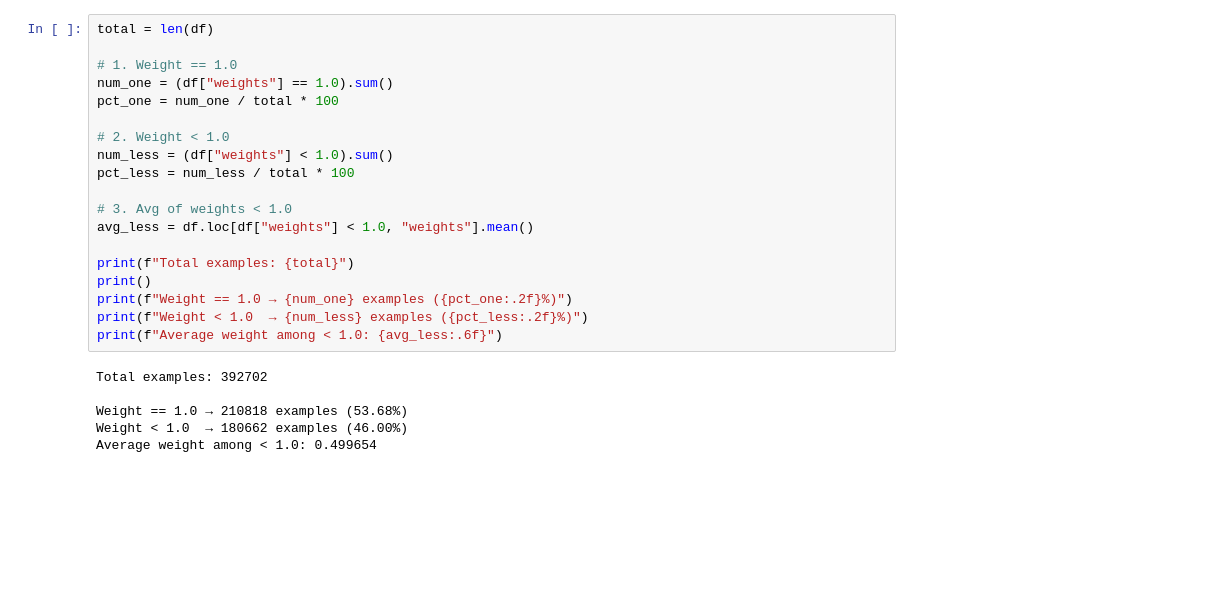
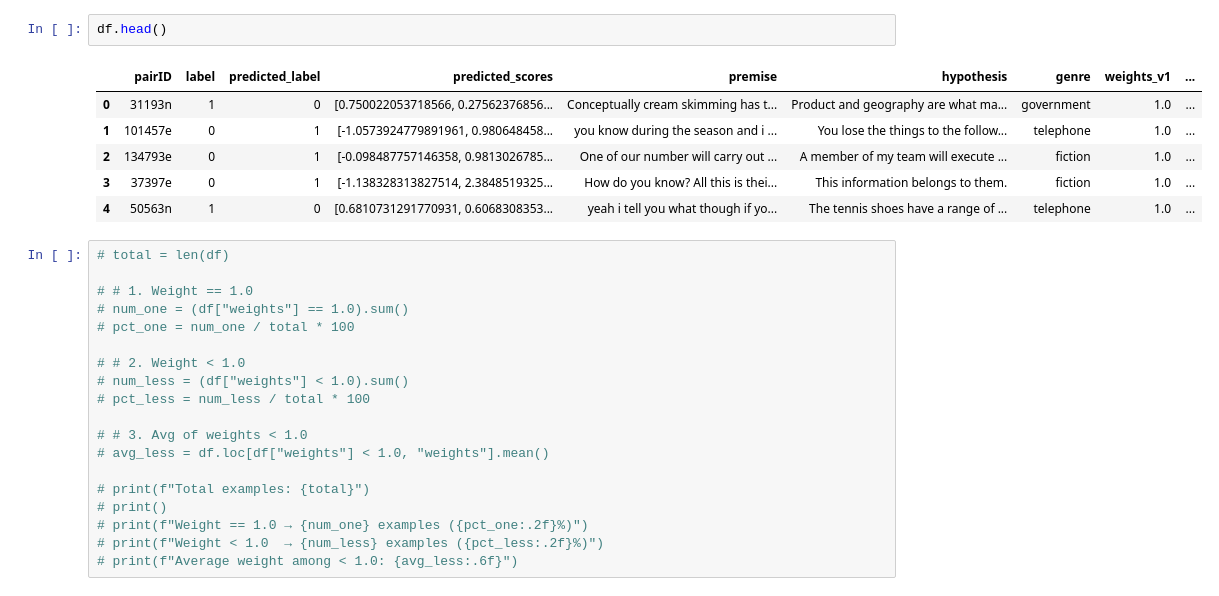
Before and after one commit to novelty27/fp-dataset-artifacts, a Jupyter notebook: calculate-weights.ipynb, the cells around one changed output. Cells and saved outputs as stored; diff of their text form; blank space fills up the shorter version.

```diff
--- a/calculate-weights.ipynb
+++ b/calculate-weights.ipynb
@@ -96,26 +417,29 @@ Name: weights, dtype: float64
+# %%
+df.head()
+# %% [output]
+|  | pairID | label | predicted_label | predicted_scores | premise | hypothesis | genre | weights_v1 | ... |
+| 0 | 31193n | 1 | 0 | [0.750022053718566, 0.27562376856... | Conceptually cream skimming has t... | Product and geography are what ma... | government | 1.0 | ... |
+| 1 | 101457e | 0 | 1 | [-1.0573924779891961, 0.980648458... | you know during the season and i ... | You lose the things to the follow... | telephone | 1.0 | ... |
+| 2 | 134793e | 0 | 1 | [-0.098487757146358, 0.9813026785... | One of our number will carry out ... | A member of my team will execute ... | fiction | 1.0 | ... |
+| 3 | 37397e | 0 | 1 | [-1.138328313827514, 2.3848519325... | How do you know? All this is thei... | This information belongs to them. | fiction | 1.0 | ... |
+| 4 | 50563n | 1 | 0 | [0.6810731291770931, 0.6068308353... | yeah i tell you what though if yo... | The tennis shoes have a range of ... | telephone | 1.0 | ... |
 # %%
-total = len(df)
+# total = len(df)
 
-# 1. Weight == 1.0
-num_one = (df["weights"] == 1.0).sum()
-pct_one = num_one / total * 100
+# # 1. Weight == 1.0
+# num_one = (df["weights"] == 1.0).sum()
+# pct_one = num_one / total * 100
 
-# 2. Weight < 1.0
-num_less = (df["weights"] < 1.0).sum()
-pct_less = num_less / total * 100
+# # 2. Weight < 1.0
+# num_less = (df["weights"] < 1.0).sum()
+# pct_less = num_less / total * 100
 
-# 3. Avg of weights < 1.0
-avg_less = df.loc[df["weights"] < 1.0, "weights"].mean()
+# # 3. Avg of weights < 1.0
+# avg_less = df.loc[df["weights"] < 1.0, "weights"].mean()
 
-print(f"Total examples: {total}")
-print()
-print(f"Weight == 1.0 → {num_one} examples ({pct_one:.2f}%)")
-print(f"Weight < 1.0  → {num_less} examples ({pct_less:.2f}%)")
-print(f"Average weight among < 1.0: {avg_less:.6f}")
+# print(f"Total examples: {total}")
+# print()
+# print(f"Weight == 1.0 → {num_one} examples ({pct_one:.2f}%)")
+# print(f"Weight < 1.0  → {num_less} examples ({pct_less:.2f}%)")
+# print(f"Average weight among < 1.0: {avg_less:.6f}")
-# %% [output]
-Total examples: 392702
-
-Weight == 1.0 → 210818 examples (53.68%)
-Weight < 1.0  → 180662 examples (46.00%)
-Average weight among < 1.0: 0.499654
 # %%
```
Also changed, not shown: parts of 11 cells of this notebook, 5 other files.
